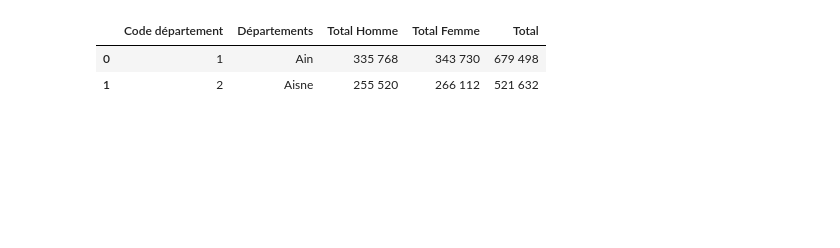
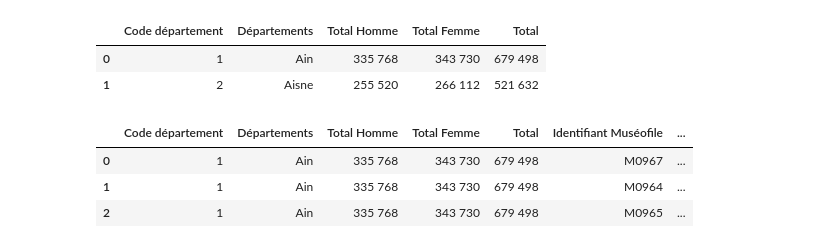
Before and after one commit to SandraRiner/offre_culturelle, a Jupyter notebook: notebook/aida.ipynb, the cells around one changed output. Cells and saved outputs as stored; diff of their text form; code cells hidden in the pictures; blank space fills up the shorter version.

```diff
--- a/notebook/aida.ipynb
+++ b/notebook/aida.ipynb
@@ -2,8 +2,8 @@
 import pandas as pd
 import numpy as np
 # %%
-df = pd.read_csv('../source/data/liste-officielle-museesdf-20220127-data.csv', sep =';')
-df.head(2)
+df_mus = pd.read_csv('../source/data/liste-officielle-museesdf-20220127-data.csv', sep =';')
+df_mus.head(2)
 # %% [output]
 |  | Identifiant Muséofile | Région administrative | Département | Commune | Nom officiel du musée | Adresse | ... |
 | 0 | M0967 | Auvergne-Rhône-Alpes | Ain | Lochieu | musée du Bugey-Valromey | 3 rue Centrale | ... |
@@ -137,9 +139,18 @@ df.head(2)
 | 0 | 0 | Médiathèque de l'Accolade 4 rue d... | 35250.0 | Bibliothèque | Bretagne | Lecture publique | 48.212062 | -1.630423 | ... |
 | 1 | 1 | Médiathèque intercommunale | 35134.0 | Bibliothèque | Bretagne | Lecture publique | 47.882913 | -1.442143 | ... |
 # %%
-df = pd.read_csv('../source/data/Population France par dpt 2024.csv', sep =';')
-df.head(2)
+df_pop = pd.read_csv('../source/data/Population France par dpt 2024.csv', sep =';')
+df_pop.head(2)
 # %% [output]
 |  | Code département | Départements | Total Homme | Total Femme | Total |
 | 0 | 1 | Ain | 335 768 | 343 730 | 679 498 |
 | 1 | 2 | Aisne | 255 520 | 266 112 | 521 632 |
+# %%
+df_merge = pd.merge(df_pop, df_mus, left_on ='Départements', right_on = 'Département')
+
+df_merge.head(3)
+# %% [output]
+|  | Code département | Départements | Total Homme | Total Femme | Total | Identifiant Muséofile | ... |
+| 0 | 1 | Ain | 335 768 | 343 730 | 679 498 | M0967 | ... |
+| 1 | 1 | Ain | 335 768 | 343 730 | 679 498 | M0964 | ... |
+| 2 | 1 | Ain | 335 768 | 343 730 | 679 498 | M0965 | ... |
```
Also changed, not shown: parts of 8 cells of this notebook, 5 other files.
